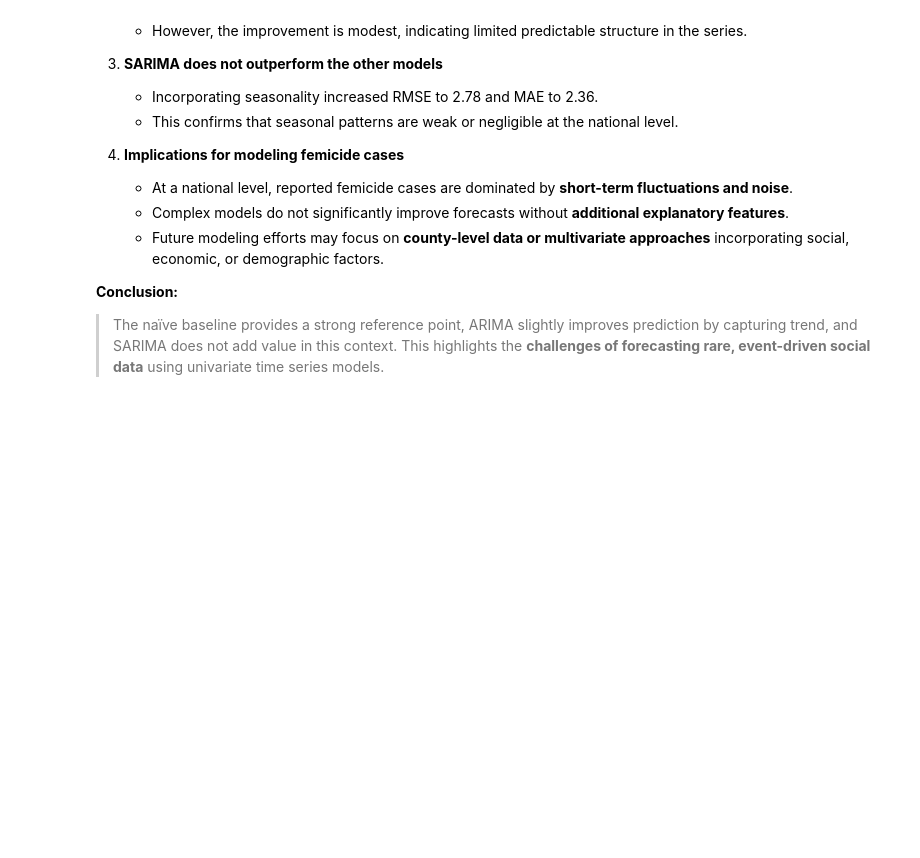
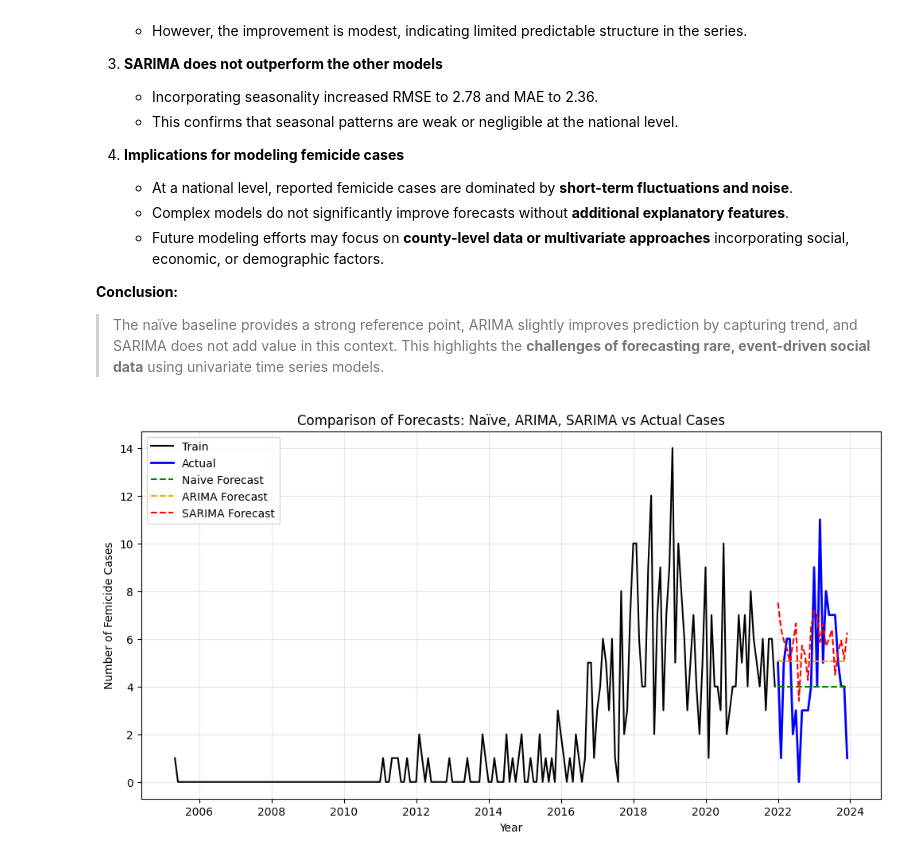
Before and after one commit to TonnieD/Femicide-Analysis-and-Forecasting, a Jupyter notebook: Notebooks/forcasting.ipynb, the cells around one changed output. Saved outputs shown, nothing was run; the diff lists cells and outputs as text; code cells hidden in the pictures; blank space fills up the shorter version.

Commit message:
Saved all model plots in the reports folder

```diff
--- a/Notebooks/forcasting.ipynb
+++ b/Notebooks/forcasting.ipynb
@@ -452,3 +452,30 @@ model_comparison
 
 **Conclusion:**
 > The naïve baseline provides a strong reference point, ARIMA slightly improves prediction by capturing trend, and SARIMA does not add value in this context. This highlights the **challenges of forecasting rare, event-driven social data** using univariate time series models.
+# %%
+# Combined forecast plot: Naive, ARIMA, SARIMA vs Actual
+plt.figure(figsize=(12,6))
+
+# Plot training data
+plt.plot(train.index, train["cases"], label="Train", color="black")
+
+# Plot actual test data
+plt.plot(test.index, test["cases"], label="Actual", color="blue", linewidth=2)
+
+# Plot Naive forecast
+plt.plot(naive_forecast.index, naive_forecast, linestyle="--", label="Naive Forecast", color="green")
+
+# Plot ARIMA forecast
+plt.plot(arima_forecast.index, arima_forecast, linestyle="--", label="ARIMA Forecast", color="orange")
+
+# Plot SARIMA forecast
+plt.plot(sarima_forecast.index, sarima_forecast, linestyle="--", label="SARIMA Forecast", color="red")
+
+plt.title("Comparison of Forecasts: Naïve, ARIMA, SARIMA vs Actual Cases")
+plt.xlabel("Year")
+plt.ylabel("Number of Femicide Cases")
+plt.legend()
+plt.grid(alpha=0.3)
+plt.show()
+# %% [output]
+[figure, added]
```
Also changed, not shown: 5 other files.
